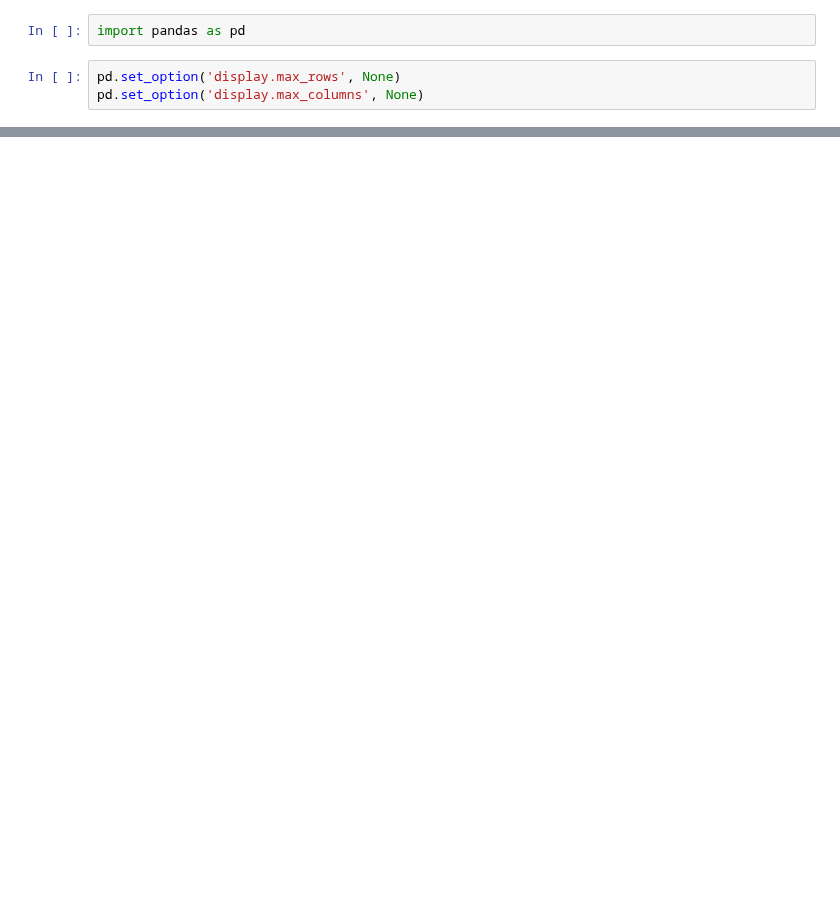
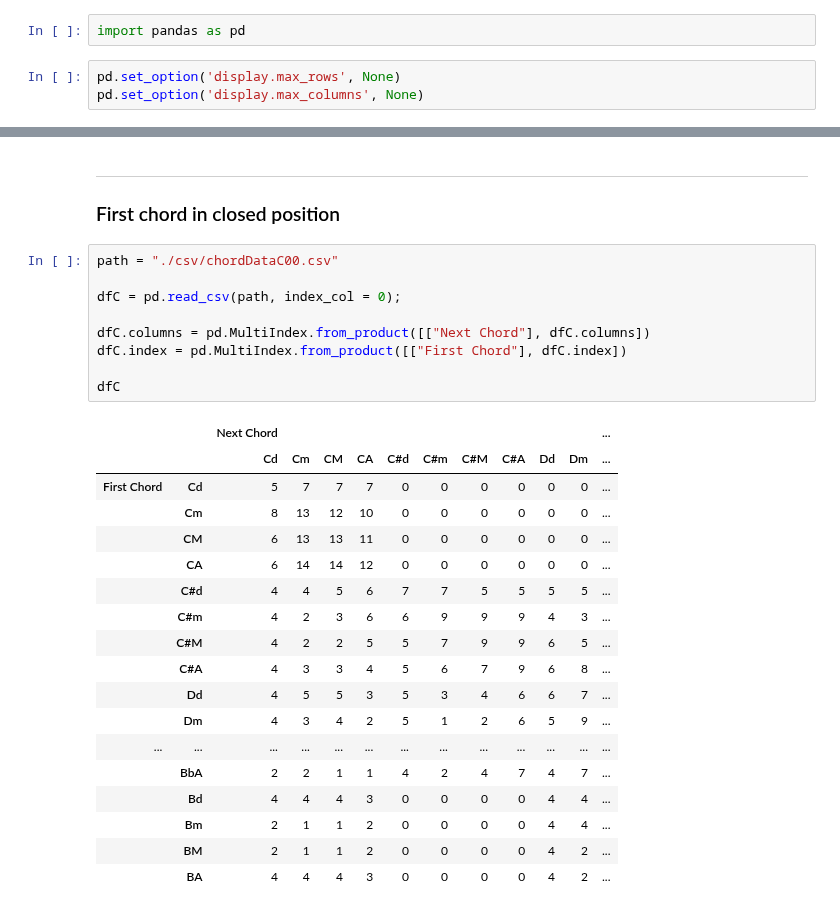
Before and after one commit to iamsiriil/sc_harmonizer01, a Jupyter notebook: data/dt_harmony_01_chords.ipynb, the cells around one changed output, grey strips where cells are left out. Drawn from its saved outputs; the diff is of its cells as text; blank space fills up the shorter version.

```diff
--- a/data/dt_harmony_01_chords.ipynb
+++ b/data/dt_harmony_01_chords.ipynb
@@ -34,0 +88,32 @@ df
+# %% [markdown]
+<hr>
+
+### First chord in closed position
+# %%
+path = "./csv/chordDataC00.csv"
+
+dfC = pd.read_csv(path, index_col = 0);
+
+dfC.columns = pd.MultiIndex.from_product([["Next Chord"], dfC.columns])
+dfC.index = pd.MultiIndex.from_product([["First Chord"], dfC.index])
+
+dfC
+# %% [output]
+|  |  | Next Chord |  |  |  |  |  |  |  |  |  | ... |
+|  |  | Cd | Cm | CM | CA | C#d | C#m | C#M | C#A | Dd | Dm | ... |
+| First Chord | Cd | 5 | 7 | 7 | 7 | 0 | 0 | 0 | 0 | 0 | 0 | ... |
+|  | Cm | 8 | 13 | 12 | 10 | 0 | 0 | 0 | 0 | 0 | 0 | ... |
+|  | CM | 6 | 13 | 13 | 11 | 0 | 0 | 0 | 0 | 0 | 0 | ... |
+|  | CA | 6 | 14 | 14 | 12 | 0 | 0 | 0 | 0 | 0 | 0 | ... |
+|  | C#d | 4 | 4 | 5 | 6 | 7 | 7 | 5 | 5 | 5 | 5 | ... |
+|  | C#m | 4 | 2 | 3 | 6 | 6 | 9 | 9 | 9 | 4 | 3 | ... |
+|  | C#M | 4 | 2 | 2 | 5 | 5 | 7 | 9 | 9 | 6 | 5 | ... |
+|  | C#A | 4 | 3 | 3 | 4 | 5 | 6 | 7 | 9 | 6 | 8 | ... |
+|  | Dd | 4 | 5 | 5 | 3 | 5 | 3 | 4 | 6 | 6 | 7 | ... |
+|  | Dm | 4 | 3 | 4 | 2 | 5 | 1 | 2 | 6 | 5 | 9 | ... |
+| ... | ... | ... | ... | ... | ... | ... | ... | ... | ... | ... | ... | ... |
+|  | BbA | 2 | 2 | 1 | 1 | 4 | 2 | 4 | 7 | 4 | 7 | ... |
+|  | Bd | 4 | 4 | 4 | 3 | 0 | 0 | 0 | 0 | 4 | 4 | ... |
+|  | Bm | 2 | 1 | 1 | 2 | 0 | 0 | 0 | 0 | 4 | 4 | ... |
+|  | BM | 2 | 1 | 1 | 2 | 0 | 0 | 0 | 0 | 4 | 2 | ... |
+|  | BA | 4 | 4 | 4 | 3 | 0 | 0 | 0 | 0 | 4 | 2 | ... |
```
Also changed, not shown: parts of 8 cells of this notebook, 2 other files.
